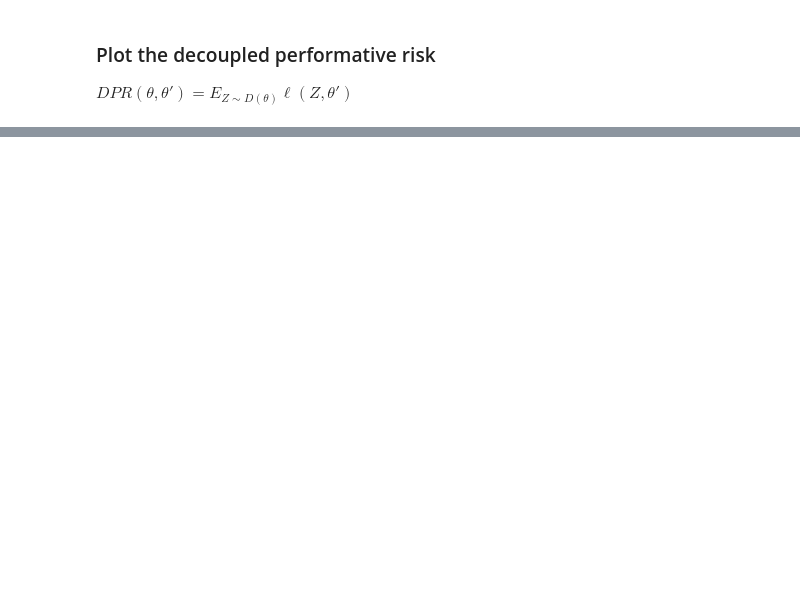
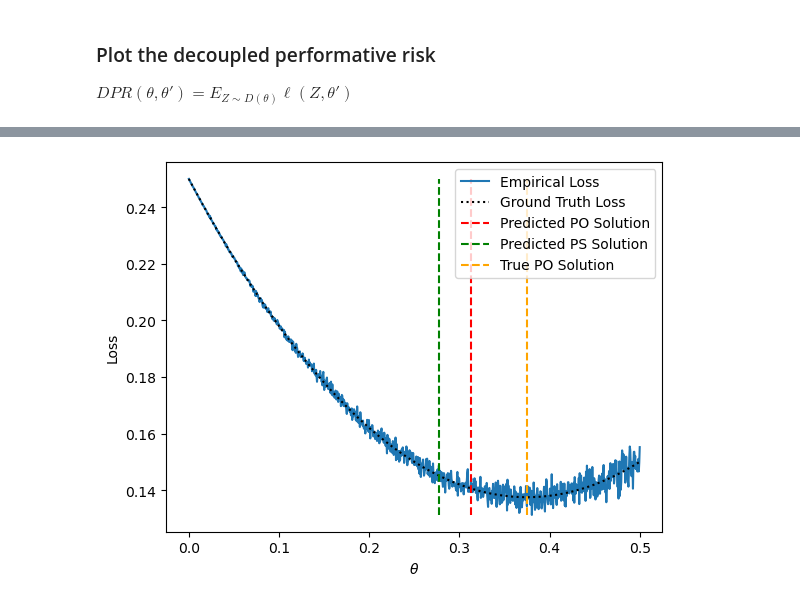
Before and after one commit to tetsnaga/poison-perf, a Jupyter notebook: biased_coin.ipynb, the cells around one changed output, grey strips where cells are left out. Drawn from its saved outputs; the diff is of its cells as text; code cells hidden in the pictures; blank space fills up the shorter version.

```diff
--- a/biased_coin.ipynb
+++ b/biased_coin.ipynb
@@ -116,0 +123,32 @@ plt.show()
+# %%
+mu = 0.25
+epsilon = 0.1
+x = np.random.choice([-1, 1])
+n = 10000
+delta = 0.05
+
+losses = []
+theta_vals = np.linspace(0, 0.5, 1000)
+
+for theta in theta_vals:
+    y = sample_data(n, x, theta, mu, epsilon, delta)
+    l = loss(x, y, theta)
+    losses.append(l)
+
+
+gt_loss = DPR(theta_vals, theta_vals, x, epsilon, mu, delta)
+
+plt.plot(theta_vals, losses, label='Empirical Loss')
+plt.plot(theta_vals, gt_loss, label='Ground Truth Loss', color='k', linestyle=':')
+plt.vlines([mu/(1-2*epsilon)], ymin=min(losses), ymax=max(losses), colors='r', linestyles='dashed', label='Predicted PO Solution')
+plt.vlines([mu/(1-epsilon)], ymin=min(losses), ymax=max(losses), colors='g', linestyles='dashed', label='Predicted PS Solution')
+
+plt.vlines([(mu+x*delta)/(1-2*epsilon)], ymin=min(losses), ymax=max(losses), colors='orange', linestyles='dashed', label='True PO Solution')
+
+
+plt.ylabel('Loss')
+plt.xlabel(r'$\theta$')
+plt.legend()
+plt.show()
+# %% [output]
+[figure, added]
```
Also changed, not shown: parts of 8 cells of this notebook, 1 other file.
